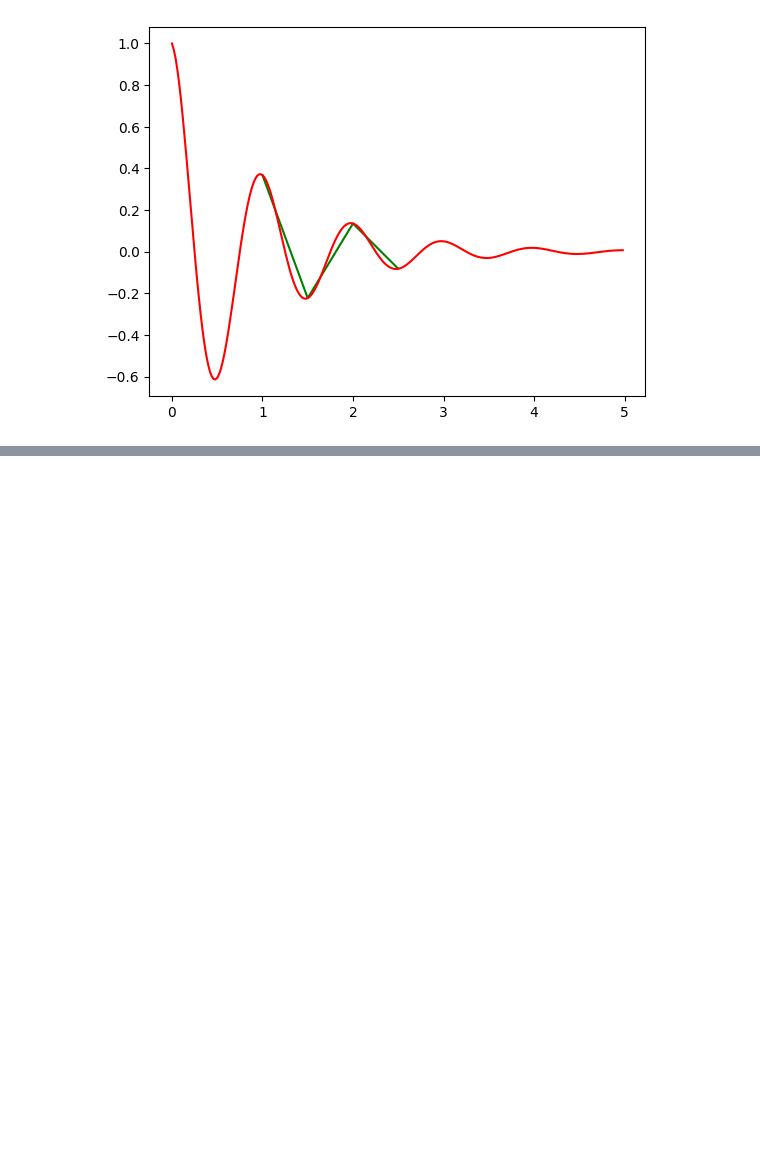
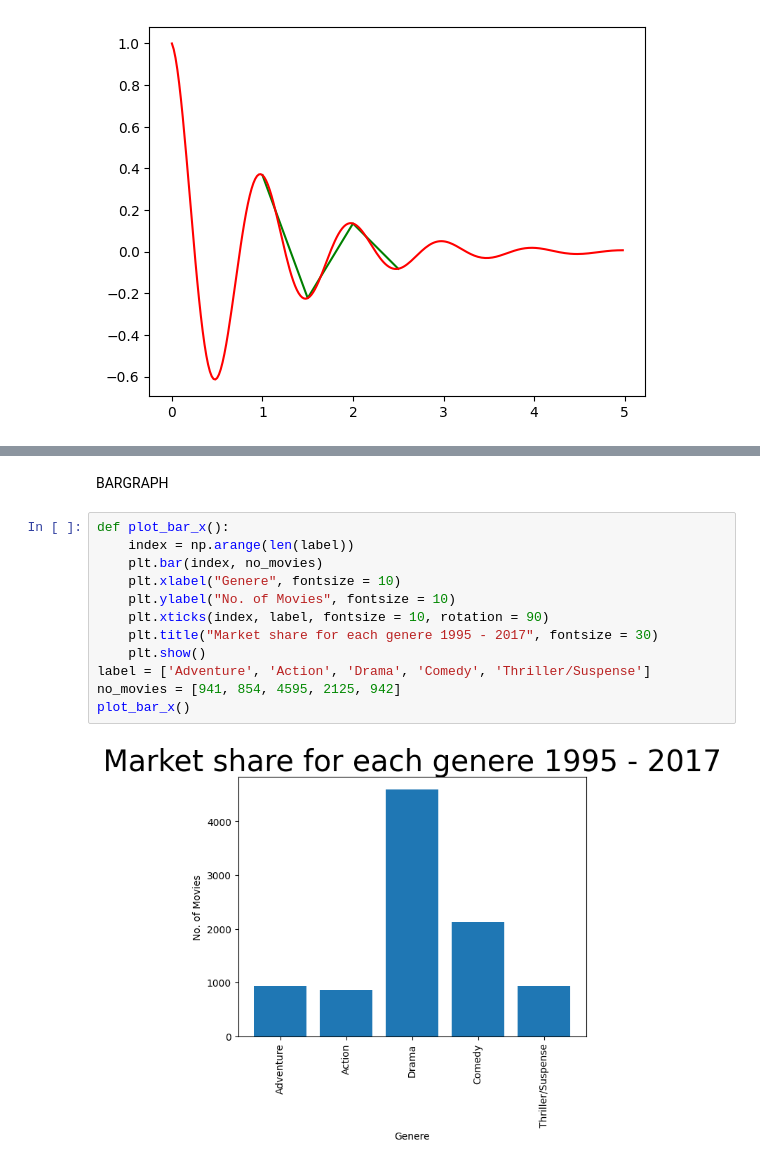
Before and after one commit to Webwizards60/Ai-Ml-workshop, a Jupyter notebook: matplotlib/matplotlib.ipynb, the cells around one changed output, grey strips where cells are left out. Cells and saved outputs as stored; diff of their text form; blank space fills up the shorter version.

Commit message:
updated code with bargraph

```diff
--- a/matplotlib/matplotlib.ipynb
+++ b/matplotlib/matplotlib.ipynb
@@ -62,0 +79,16 @@ plt.plot(t1, f(t1), "g", t2, f(t2), "r")
+# %% [markdown]
+BARGRAPH
+# %%
+def plot_bar_x():
+    index = np.arange(len(label))
+    plt.bar(index, no_movies)
+    plt.xlabel("Genere", fontsize = 10)
+    plt.ylabel("No. of Movies", fontsize = 10)
+    plt.xticks(index, label, fontsize = 10, rotation = 90)
+    plt.title("Market share for each genere 1995 - 2017", fontsize = 30)
+    plt.show()
+label = ['Adventure', 'Action', 'Drama', 'Comedy', 'Thriller/Suspense']
+no_movies = [941, 854, 4595, 2125, 942]
+plot_bar_x()
+# %% [output]
+[figure, added]
```
Also changed, not shown: parts of 3 cells of this notebook.
